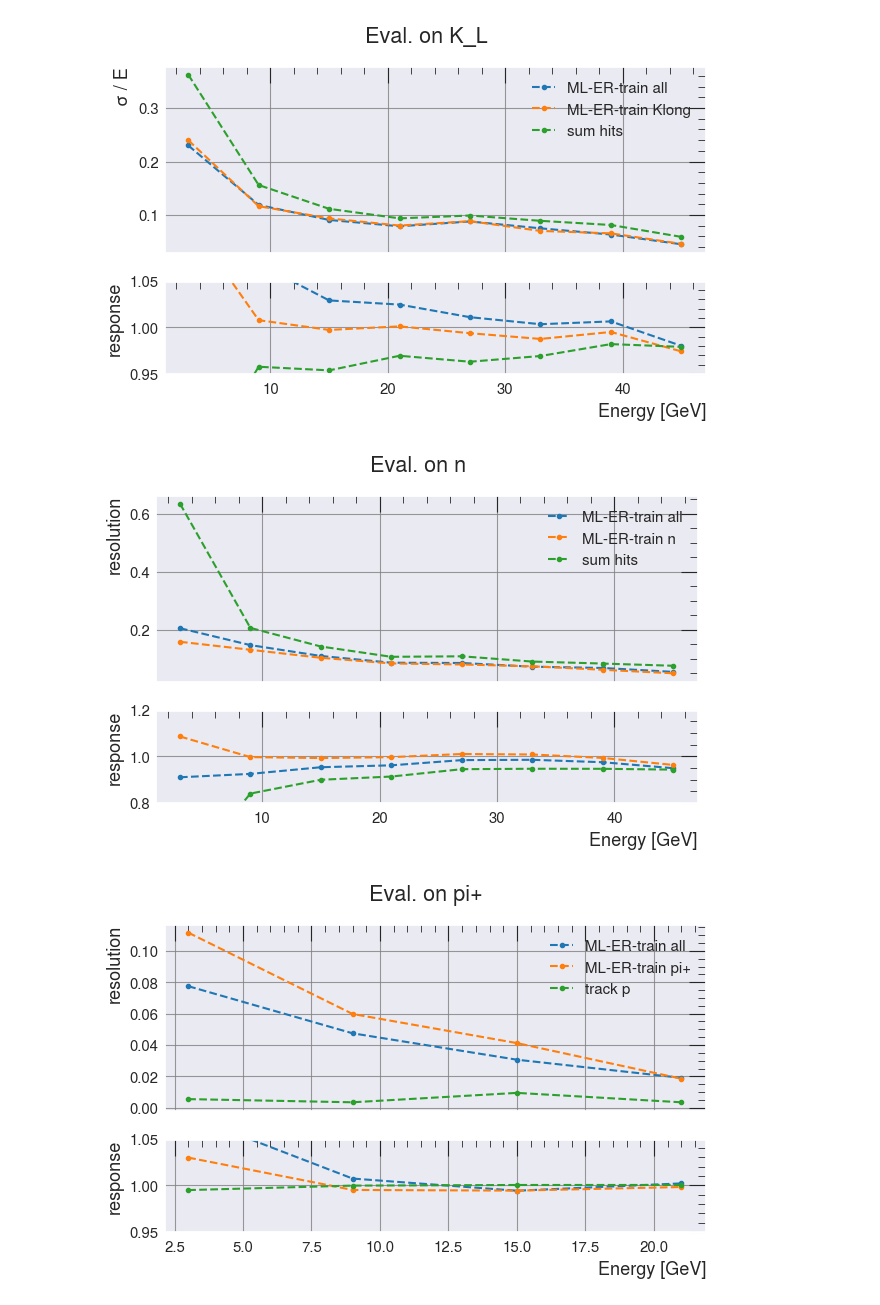
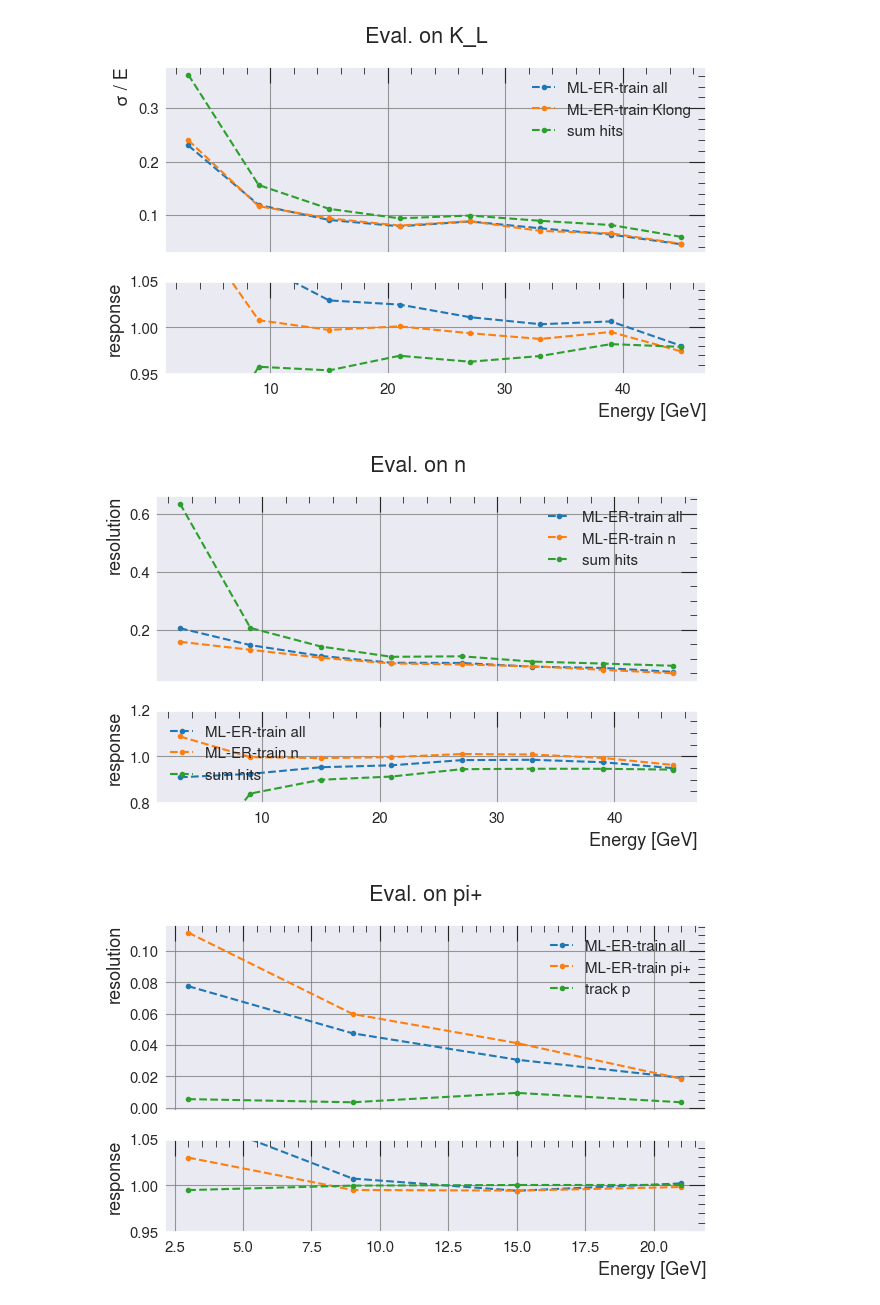
Before and after one commit to selvaggi/mlpf, a Jupyter notebook: notebooks/11_incremental.ipynb, the cells around one changed output. Cells and saved outputs as stored; diff of their text form; code cells hidden in the pictures.

```diff
--- a/notebooks/11_incremental.ipynb
+++ b/notebooks/11_incremental.ipynb
@@ -878,26 +879,27 @@ fig.show()
 # %%
 fig, ax = plt.subplots(2, 1, figsize=(7, 4), sharex=True, gridspec_kw={'height_ratios': [2, 1]}) # Height of 2 subplots.
 bins_x = res_cf_regress_Klong[2]
 
 ax[0].plot(bins_x, res_energy_regress_both_Neutral[2112][0]["ML"], ".--", label="ML-ER-train all")
 ax[0].plot(bins_x, res_energy_regress_neutron[0]["ML"], ".--", label="ML-ER-train n")
 # add sum of hits for comparison
 ax[0].plot(bins_x, res_energy_regress_neutron[0]["sum"], ".--", label="sum hits")
 ax[0].legend()
 ax[0].set_ylabel("resolution")
 ax[1].set_xlabel("Energy [GeV]")
 ax[1].plot(bins_x, res_energy_regress_both_Neutral[2112][1]["ML"], ".--", label="ML-ER-train all")
 ax[1].plot(bins_x, res_energy_regress_neutron[1]["ML"], ".--", label="ML-ER-train n")
 ax[1].plot(bins_x, res_energy_regress_neutron[1]["sum"], ".--", label="sum hits")
 ax[1].set_ylim([0.8, 1.2])
 ax[1].set_ylabel("response")
 ax[0].grid(which='major', color='gray', linestyle='-')
 ax[1].grid(which='major', color='gray', linestyle='-')
+ax[1].legend()
 fig.suptitle("Eval. on n")
 fig.savefig("/eos/home-g/gkrzmanc/2024/19_3_/response_and_resolution_neutrons.pdf")
 fig.show()
 # %% [output]
-[figure, old version]
+[figure, new version]
 # %%
 
 fig, ax = plt.subplots(2, 1, figsize=(7, 4), sharex=True, gridspec_kw={'height_ratios': [2, 1]}) # Height of 2 subplots.
```
Also changed, not shown: parts of 3 cells of this notebook.
